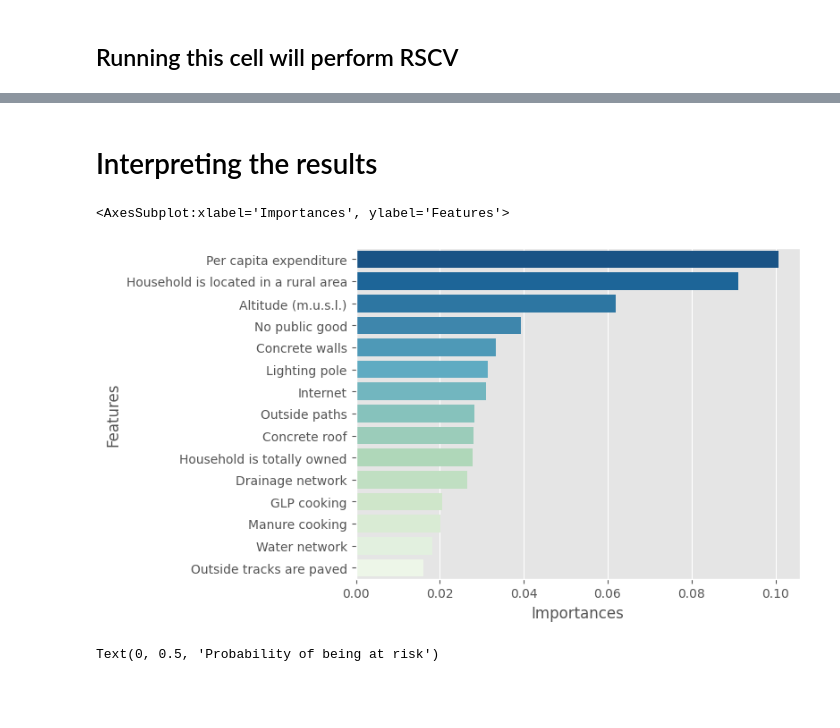
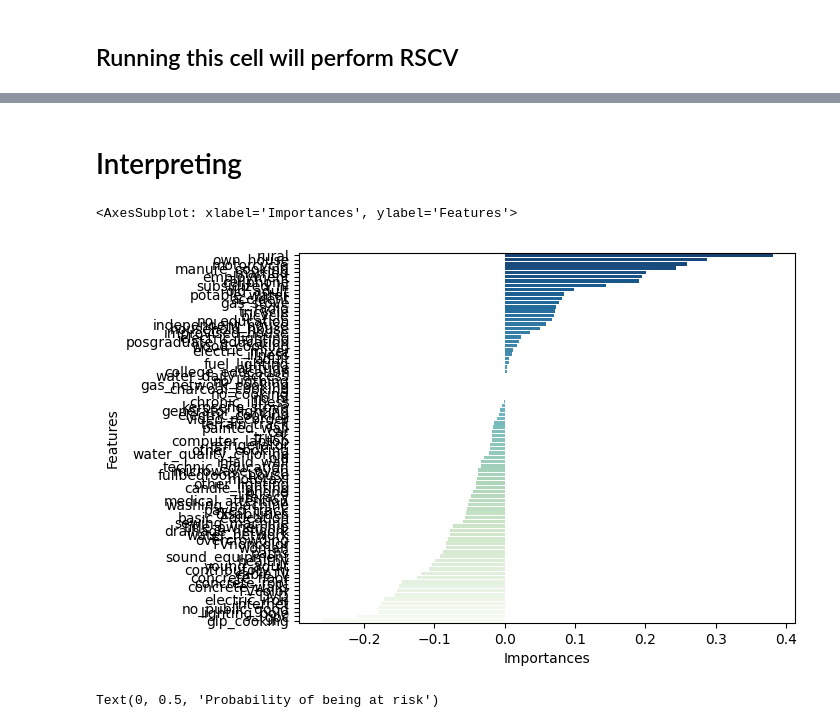
Before and after one commit to renatoquiliche/PaperCienciaDados-PunoPeru, a Jupyter notebook: Python Code/RFC_final.ipynb, the cells around one changed output, grey strips where cells are left out. Drawn from its saved outputs; the diff is of its cells as text; code cells hidden in the pictures; blank space fills up the shorter version.

```diff
--- a/Python Code/RFC_final.ipynb
+++ b/Python Code/RFC_final.ipynb
@@ -334,15 +100,12 @@ params
 # %%
-from sklearn.metrics import confusion_matrix
+from sklearn.metrics import confusion_matrix, ConfusionMatrixDisplay
 
-x_train, x_test, y_train, y_test = train_test_split(x, Y, random_state=0, test_size=0.2, stratify=Y)
-winner_model.fit(x_train, y_train)
-plt.rcParams.update(plt.rcParamsDefault)
-predictions = winner_model.predict(x_test)
-cm = confusion_matrix(y_test, predictions, labels=winner_model.classes_)
+predictions = ENLR_results1.best_estimator_.predict(x_test)
+cm = confusion_matrix(y_test, predictions, labels=ENLR_results1.best_estimator_.classes_)
 disp = ConfusionMatrixDisplay(confusion_matrix=cm, display_labels=["Otherwise", "Household at risk"])
 disp.plot()
 
 
-print('Negative predictive value: ', neg_pred_value(y_test, predictions))
+print('Sensitivity: ', sensitivity(y_test, predictions))
 print('Mathews Correlation Coefficient: ', matthews_corrcoef(y_test, predictions))
 # %% [output]
@@ -366,11 +114,0 @@ results = pd.DataFrame(res)
-# %%
-sns.set_theme()
-sns.ecdfplot(data=results, x="MCC", label="Matthews Correlation Coefficient")
-sns.ecdfplot(data=results, x="NPV", label="Negative Predictive Value")
-
-plt.legend(bbox_to_anchor=(1.01, 1), loc=2, borderaxespad=0.)
-
-from statsmodels.distributions.empirical_distribution import ECDF
-
-ecdf_MCC = ECDF(results["MCC"])
-ecdf_NPV = ECDF(results["NPV"])
@@ -411,23 +166,23 @@ results.to_csv("cross_validation.csv")
 # %% [markdown]
-# Interpreting the results
+# Interpreting
+# %%
+pd.DataFrame(ENLR_results1.best_estimator_['ENLR'].coef_).T
+ENLR_results1.best_estimator_.feature_names_in_
+
+feature_importances = pd.concat([pd.Series(ENLR_results1.best_estimator_.feature_names_in_), pd.DataFrame(ENLR_results1.best_estimator_['ENLR'].coef_).T], axis=1)
+feature_importances.columns = ['Features', 'Importances']
 # %%
-x_train, x_test, y_train, y_test = train_test_split(x, Y, random_state=0, test_size=0.2, stratify=Y)
-winner_model.fit(x_train, y_train)
-feature_importances = pd.DataFrame({'Features': winner_model.feature_names_in_,
-                                    'Importances': winner_model.feature_importances_})
+#x_train, x_test, y_train, y_test = train_test_split(x, Y, random_state=0, test_size=0.2, stratify=Y)
+#ENLR_results1.best_estimator_.fit(x_train, y_train)
+import seaborn as sns
 
-sorted_results = feature_importances.sort_values(by=['Importances'], ascending=False)[0:15]
+sorted_results = feature_importances.sort_values(by=['Importances'], ascending=False)
 
-sorted_results["Features"] = ["Per capita expenditure", "Household is located in a rural area",
-                           "Altitude (m.u.s.l.)", "No public good", "Concrete walls", "Lighting pole",
-                           "Internet", "Outside paths", "Concrete roof", "Household is totally owned",
-                           "Drainage network", "GLP cooking", "Manure cooking", "Water network",
-                           "Outside tracks are paved"]
 
 sns.barplot(data=sorted_results, y='Features', x='Importances', palette='GnBu_r')
 # %% [output]
-<AxesSubplot:xlabel='Importances', ylabel='Features'>
+<AxesSubplot: xlabel='Importances', ylabel='Features'>
-[figure, old version]
+[figure, new version]
 # %%
 from sklearn.inspection import PartialDependenceDisplay
 plt.style.use('ggplot')
```
Also changed, not shown: parts of 38 cells of this notebook, 3 other files.
